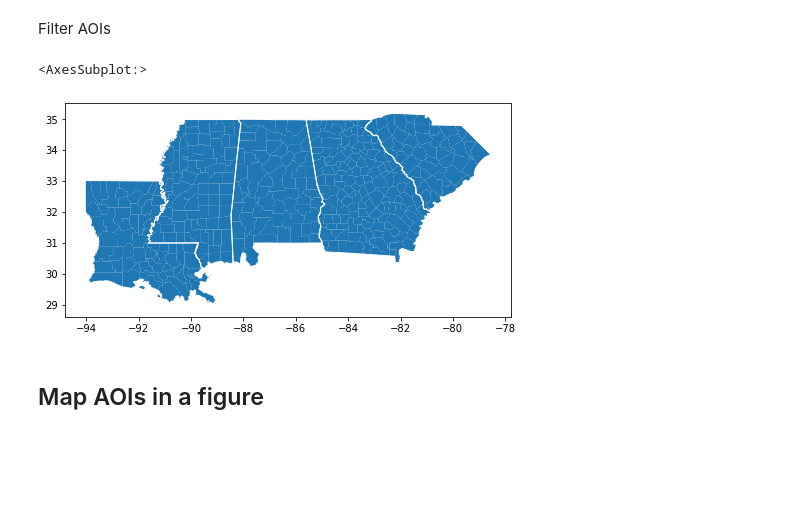
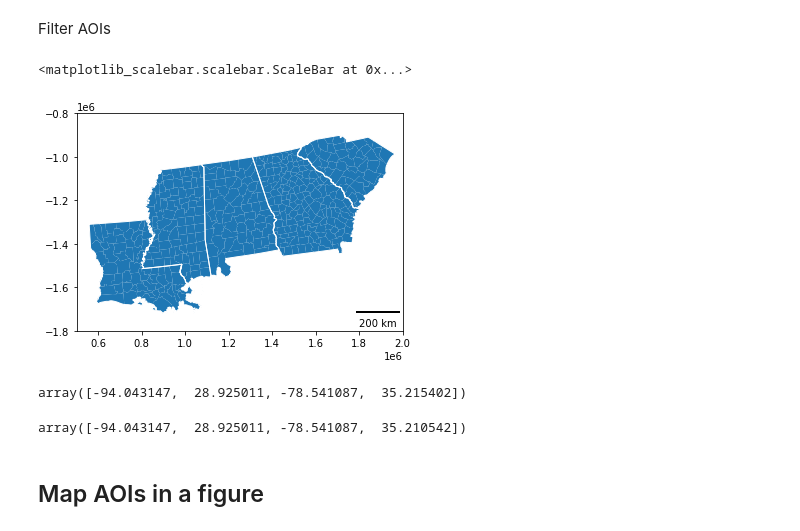
Before and after one commit to gladcolor/region_mapping, a Jupyter notebook: ODT_case_study_France.ipynb, the cells around one changed output. Saved outputs shown, nothing was run; the diff lists cells and outputs as text; code cells hidden in the pictures; blank space fills up the shorter version.

```diff
--- a/ODT_case_study_France.ipynb
+++ b/ODT_case_study_France.ipynb
@@ -40,22 +40,36 @@ Filter AOIs
 # %%
 target_file = r'Plot_CID.csv'
 target_df = pd.read_csv(target_file)
 target_df['fips'] = target_df['fips'].astype(str)
 target_df['fips'] = target_df['fips'].str.zfill(5)
 
 gdf['fips'] = gdf['GEO_ID'].str[-5:]
 
 
 AOI_gdf = gdf[gdf['fips'].isin(target_df['fips'].to_list())]
 AOI_state_gdf = state_gdf[state_gdf['STATE'].isin(target_df['fips'].str[:2])]
 
 # AOI_gdf = pd.merge(AOI_gdf, target_df, left_on='fips', right_on="fips")
-ax = AOI_gdf.plot(figsize=(8, 4))
+ax = AOI_gdf.to_crs(2163).plot(figsize=(8, 4))
 
-AOI_state_gdf.plot(ax=ax, figsize=(8, 4), facecolor="none", edgecolor="white")
+ax1 =AOI_state_gdf.to_crs(2163).plot(ax=ax, figsize=(8, 4), facecolor="none", edgecolor="white")
+xlim = (500000, 2000000)
+ylim = (-1800000, -800000)
+
+ax1.set_xlim(xlim)
+ax1.set_ylim(ylim)
+ax1.add_artist(ScaleBar(1, location="lower right"))
 # %% [output]
-<AxesSubplot:>
+<matplotlib_scalebar.scalebar.ScaleBar at 0x...>
-[figure, old version]
+[figure, new version]
+# %%
+AOI_state_gdf.total_bounds
+# %% [output]
+array([-94.043147,  28.925011, -78.541087,  35.215402])
+# %%
+AOI_gdf.total_bounds
+# %% [output]
+array([-94.043147,  28.925011, -78.541087,  35.210542])
 # %% [markdown]
 ## Map AOIs in a figure
 # %%
```
Also changed, not shown: parts of 1 cell of this notebook, 3 other files.
